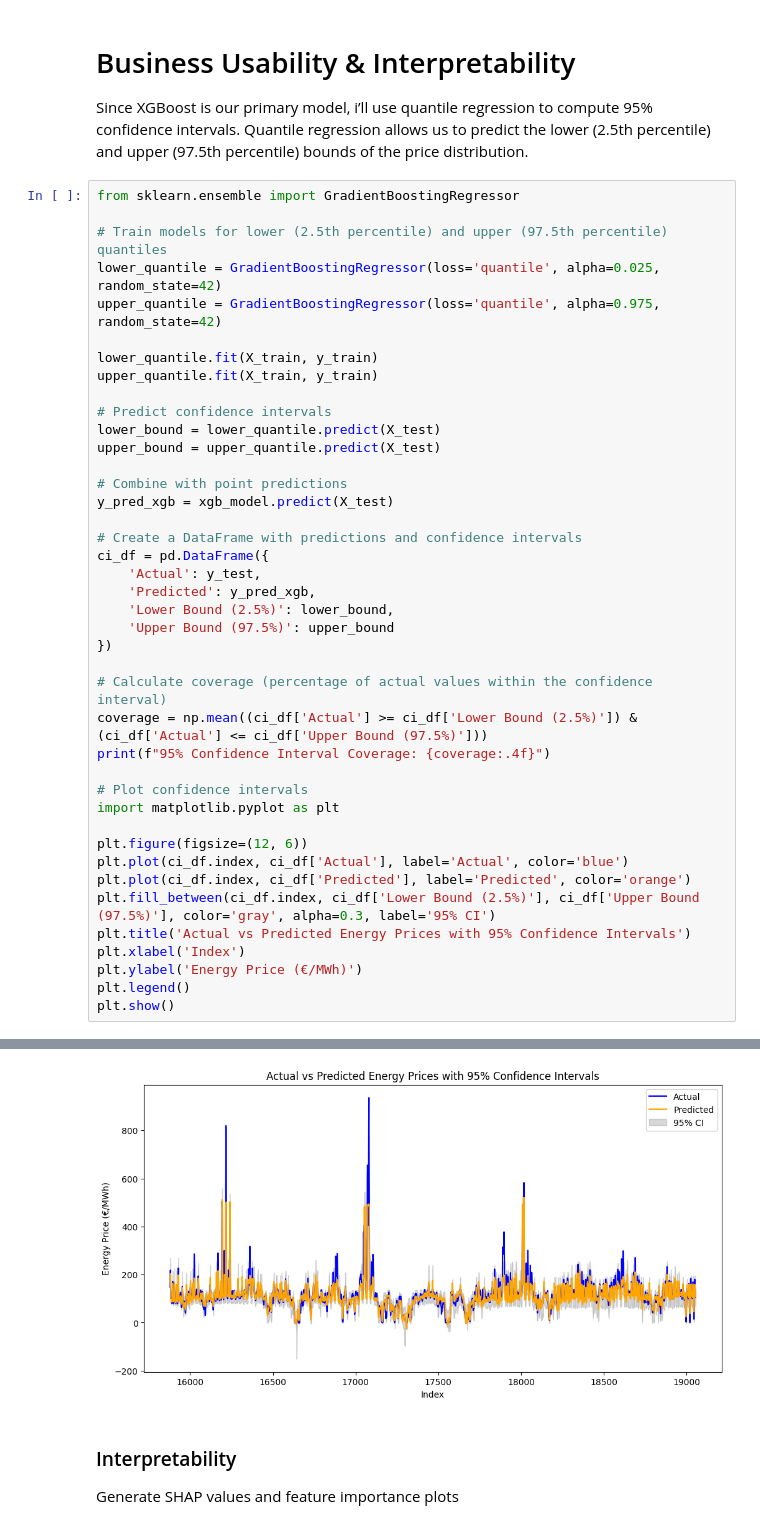
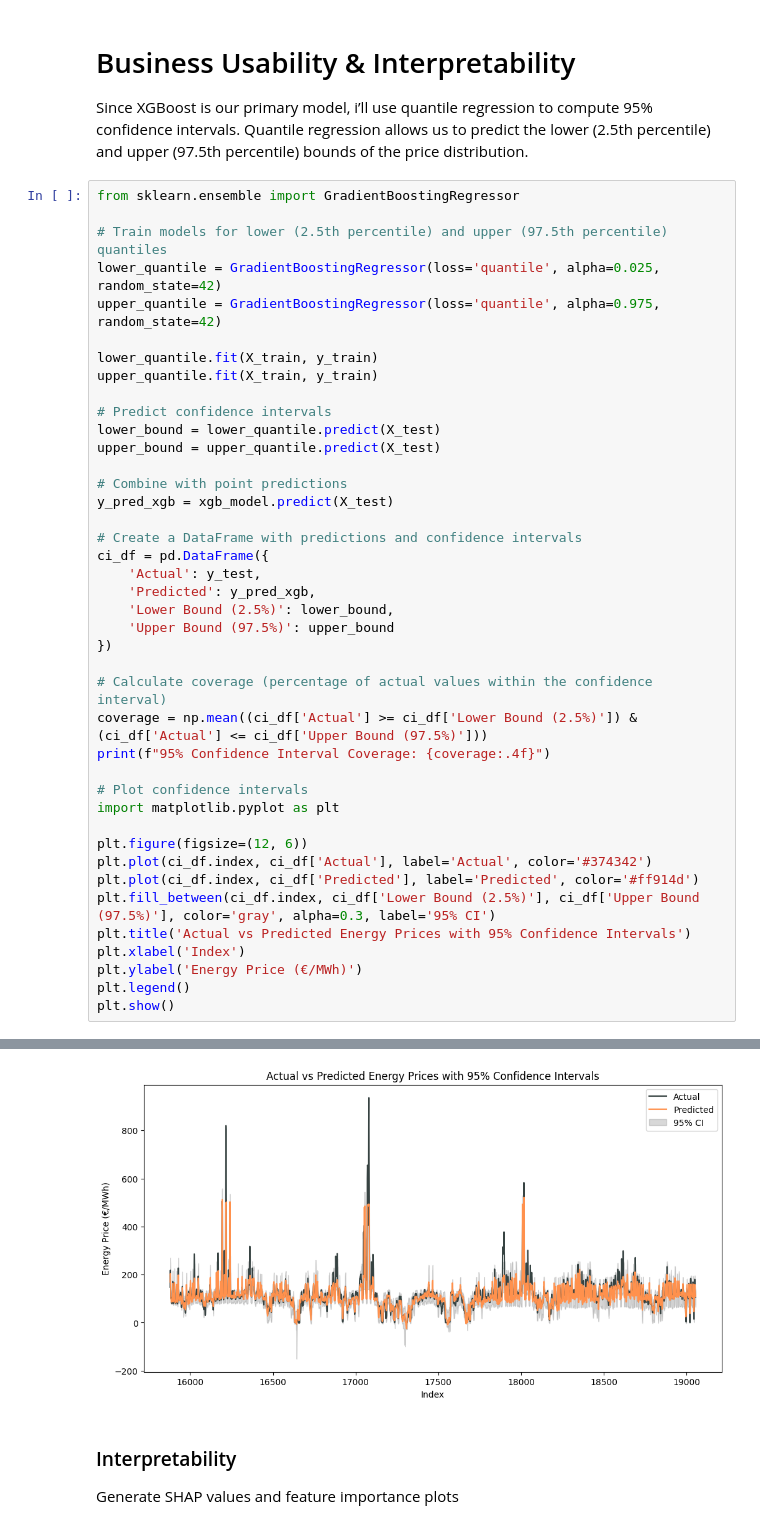
Before and after one commit to apostleoffinance/Energy-Price-Forecast, a Jupyter notebook: Notebooks/04_forecast_model.ipynb, the cells around one changed output, grey strips where cells are left out. Saved outputs shown, nothing was run; the diff lists cells and outputs as text.

```diff
--- a/Notebooks/04_forecast_model.ipynb
+++ b/Notebooks/04_forecast_model.ipynb
@@ -583,36 +631,36 @@ upper_quantile.fit(X_train, y_train)
 lower_bound = lower_quantile.predict(X_test)
 upper_bound = upper_quantile.predict(X_test)
 
 # Combine with point predictions
 y_pred_xgb = xgb_model.predict(X_test)
 
 # Create a DataFrame with predictions and confidence intervals
 ci_df = pd.DataFrame({
     'Actual': y_test,
     'Predicted': y_pred_xgb,
     'Lower Bound (2.5%)': lower_bound,
     'Upper Bound (97.5%)': upper_bound
 })
 
 # Calculate coverage (percentage of actual values within the confidence interval)
 coverage = np.mean((ci_df['Actual'] >= ci_df['Lower Bound (2.5%)']) & (ci_df['Actual'] <= ci_df['Upper Bound (97.5%)']))
 print(f"95% Confidence Interval Coverage: {coverage:.4f}")
 
 # Plot confidence intervals
 import matplotlib.pyplot as plt
 
 plt.figure(figsize=(12, 6))
-plt.plot(ci_df.index, ci_df['Actual'], label='Actual', color='blue')
-plt.plot(ci_df.index, ci_df['Predicted'], label='Predicted', color='orange')
+plt.plot(ci_df.index, ci_df['Actual'], label='Actual', color='#374342')
+plt.plot(ci_df.index, ci_df['Predicted'], label='Predicted', color='#ff914d')
 plt.fill_between(ci_df.index, ci_df['Lower Bound (2.5%)'], ci_df['Upper Bound (97.5%)'], color='gray', alpha=0.3, label='95% CI')
 plt.title('Actual vs Predicted Energy Prices with 95% Confidence Intervals')
 plt.xlabel('Index')
 plt.ylabel('Energy Price (€/MWh)')
 plt.legend()
 plt.show()
 # %% [output]
 95% Confidence Interval Coverage: 0.9525
-[figure, old version]
+[figure, new version]
 # %% [markdown]
 ### Interpretability
 
```
Also changed, not shown: parts of 10 cells of this notebook, 2 other files.
